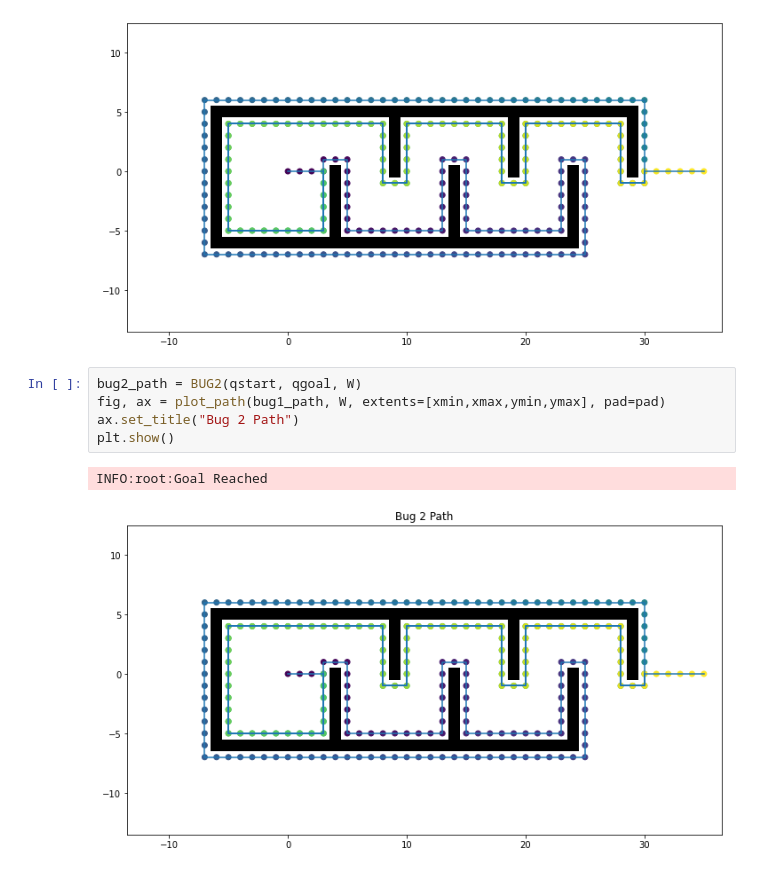
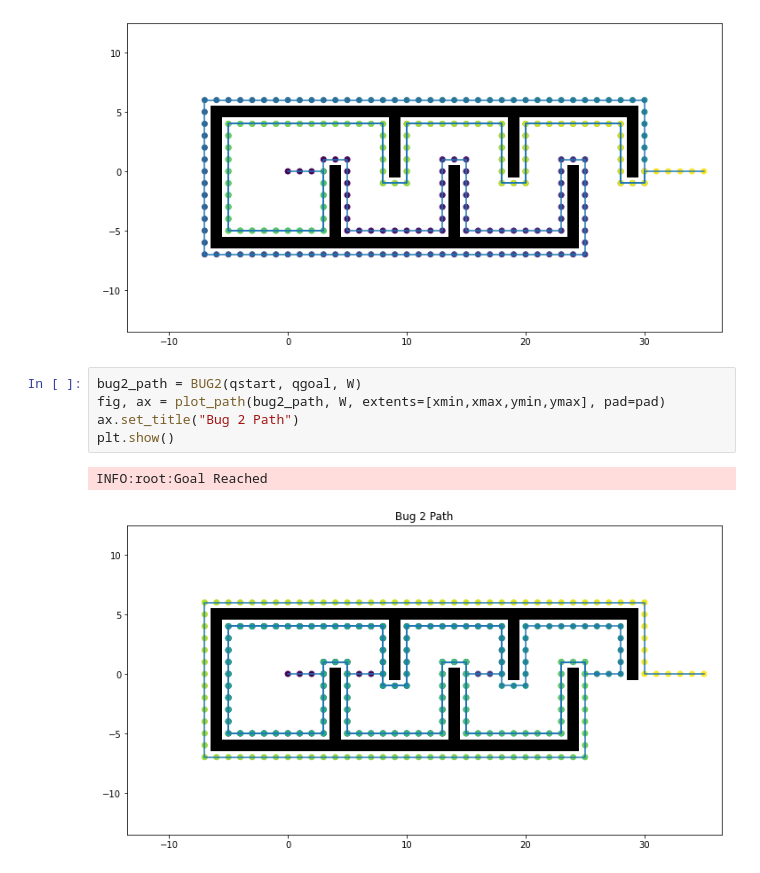
Before and after one commit to WhiffleFish/ASEN5519, a Jupyter notebook: HW1/FinalResults.ipynb, the cells around one changed output. Cells and saved outputs as stored; diff of their text form.

```diff
--- a/HW1/FinalResults.ipynb
+++ b/HW1/FinalResults.ipynb
@@ -134,9 +134,9 @@ INFO:root:Goal Reached
 [figure]
 # %%
 bug2_path = BUG2(qstart, qgoal, W)
-fig, ax = plot_path(bug1_path, W, extents=[xmin,xmax,ymin,ymax], pad=pad)
+fig, ax = plot_path(bug2_path, W, extents=[xmin,xmax,ymin,ymax], pad=pad)
 ax.set_title("Bug 2 Path")
 plt.show()
 # %% [output]
 INFO:root:Goal Reached
-[figure, old version]
+[figure, new version]
```
Also changed, not shown: 2 other files.
